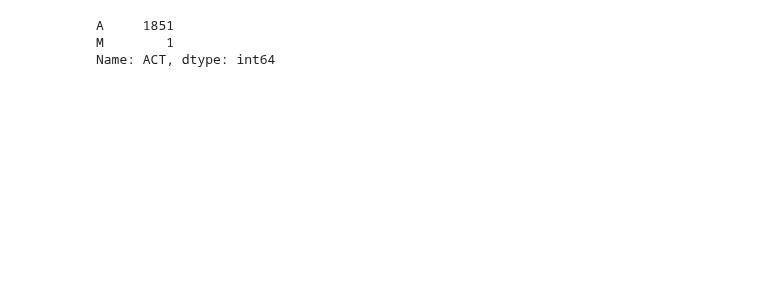
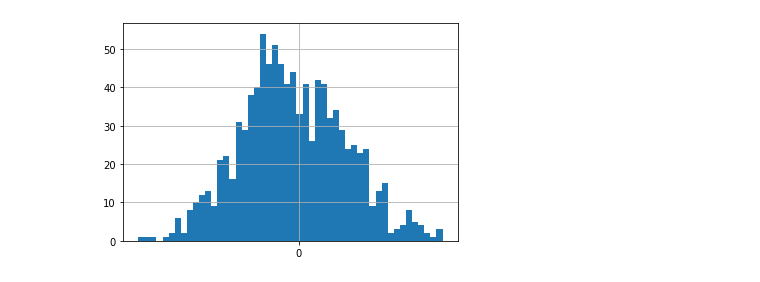
Before and after one commit to jmasontaylor/Education, a Jupyter notebook: src/Analysis/InstituteType.ipynb, the cells around one changed output. Cells and saved outputs as stored; diff of their text form; code cells hidden in the pictures; blank space fills up the shorter version.

```diff
--- a/src/Analysis/InstituteType.ipynb
+++ b/src/Analysis/InstituteType.ipynb
@@ -20,7 +35 @@ unis = pd.read_csv('../../data/IPEDS/university_info/hd2021.csv', encoding='lati
 unis_stats = pd.merge(unis, trends, left_index=True, right_index=True)
-# %%
-unis_stats['ACT'].value_counts()
-# %% [output]
-A     1851
-M        1
-Name: ACT, dtype: int64
@@ -28,0 +36,5 @@ se = unis_stats[unis_stats['OBEREG'] == 5]
+# %%
+(unis_stats['cs_stat']-unis_stats['noncs_stat']).hist(bins=50)
+plt.xticks([0]);
+# %% [output]
+[figure, added]
```
Also changed, not shown: parts of 10 cells of this notebook, 4 other files.
